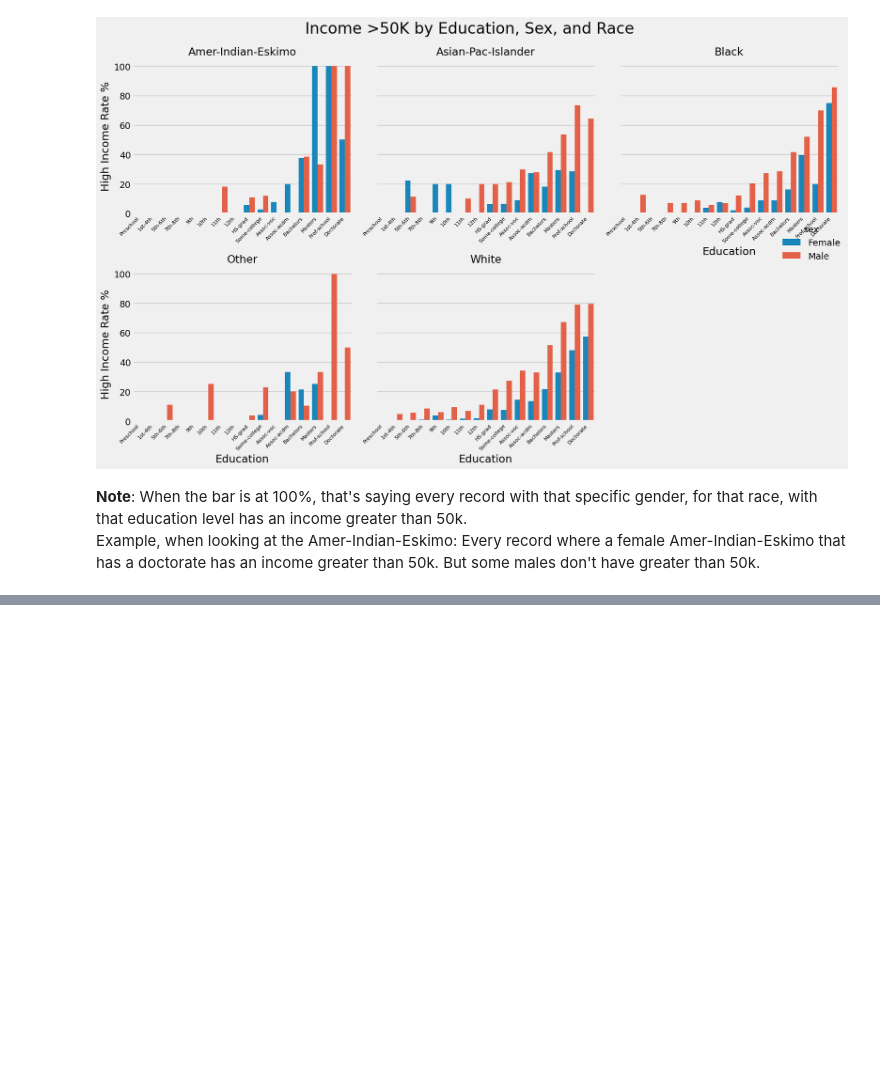
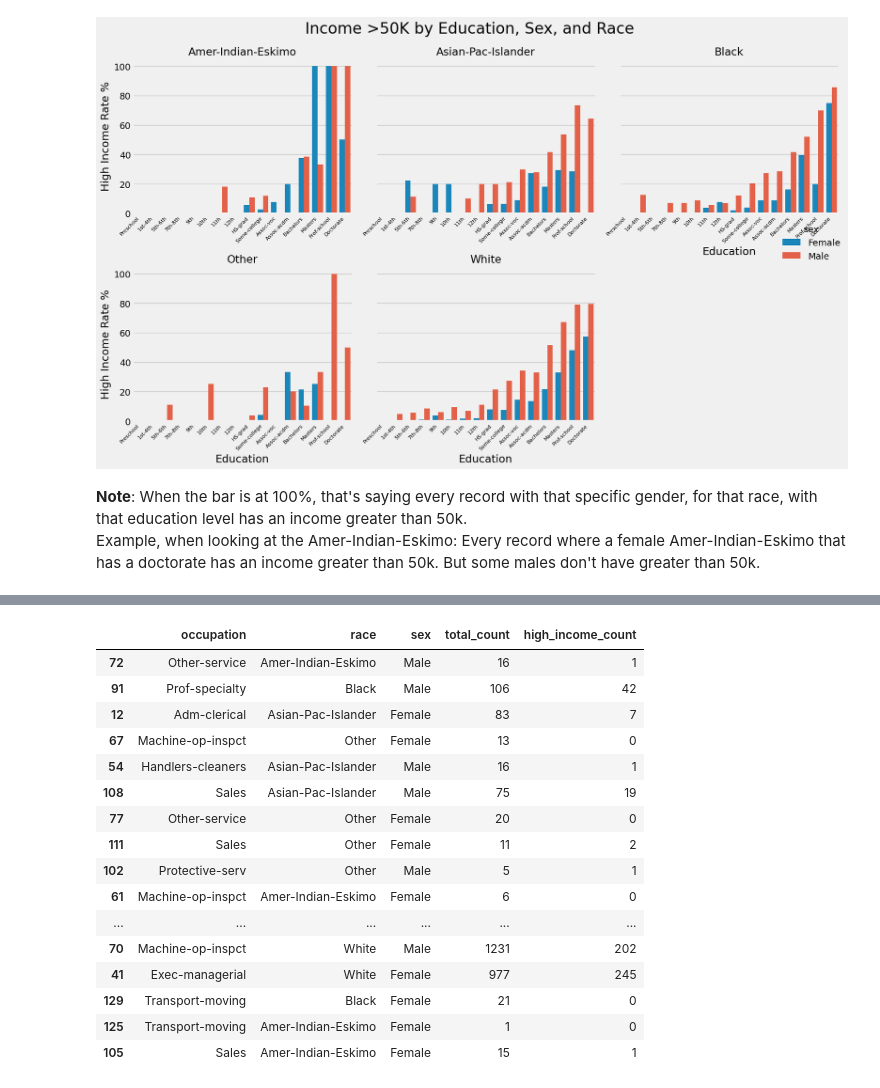
Before and after one commit to DonovanManogue/Data-6550---Data-Ethics-and-Responsibility, a Jupyter notebook: code/Ethan_Sandbox.ipynb, the cells around one changed output, grey strips where cells are left out. Drawn from its saved outputs; the diff is of its cells as text; code cells hidden in the pictures; blank space fills up the shorter version.

```diff
--- a/code/Ethan_Sandbox.ipynb
+++ b/code/Ethan_Sandbox.ipynb
@@ -375,0 +401,21 @@ plt.show()
+# %%
+occupation_by_highincome = occupation_df.groupby(["occupation", "race", "sex"])["high_income"].agg(total_count="size", high_income_count="sum").reset_index()
+occupation_by_highincome.sample(20)
+# %% [output]
+|  | occupation | race | sex | total_count | high_income_count |
+| 72 | Other-service | Amer-Indian-Eskimo | Male | 16 | 1 |
+| 91 | Prof-specialty | Black | Male | 106 | 42 |
+| 12 | Adm-clerical | Asian-Pac-Islander | Female | 83 | 7 |
+| 67 | Machine-op-inspct | Other | Female | 13 | 0 |
+| 54 | Handlers-cleaners | Asian-Pac-Islander | Male | 16 | 1 |
+| 108 | Sales | Asian-Pac-Islander | Male | 75 | 19 |
+| 77 | Other-service | Other | Female | 20 | 0 |
+| 111 | Sales | Other | Female | 11 | 2 |
+| 102 | Protective-serv | Other | Male | 5 | 1 |
+| 61 | Machine-op-inspct | Amer-Indian-Eskimo | Female | 6 | 0 |
+| ... | ... | ... | ... | ... | ... |
+| 70 | Machine-op-inspct | White | Male | 1231 | 202 |
+| 41 | Exec-managerial | White | Female | 977 | 245 |
+| 129 | Transport-moving | Black | Female | 21 | 0 |
+| 125 | Transport-moving | Amer-Indian-Eskimo | Female | 1 | 0 |
+| 105 | Sales | Amer-Indian-Eskimo | Female | 15 | 1 |
```
Also changed, not shown: parts of 11 cells of this notebook, 1 other file.
